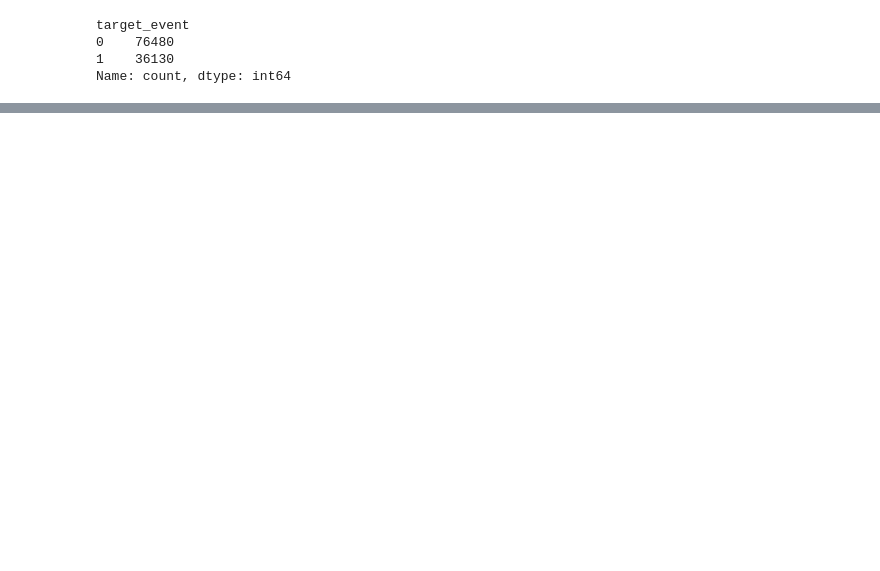
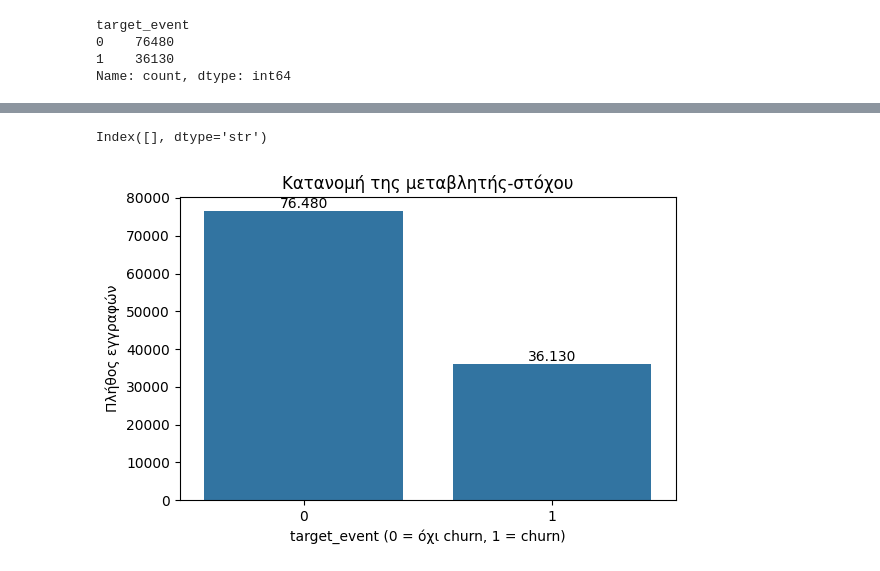
Before and after one commit to mariapourgianou/thesis-churn-prediction, a Jupyter notebook: Untitled-1.ipynb, the cells around one changed output, grey strips where cells are left out. Drawn from its saved outputs; the diff is of its cells as text; code cells hidden in the pictures; blank space fills up the shorter version.

```diff
--- a/Untitled-1.ipynb
+++ b/Untitled-1.ipynb
@@ -38,0 +187,23 @@ Name: count, dtype: int64
+# %%
+df.select_dtypes(exclude='number').columns # στήλες που δεν είναι αριθμητικές
+# δεν βγαζει αποτελεσμα, αρα ολες οι στηλες ειναι αριθμητικες.
+# %% [output]
+Index([], dtype='str')
+# %%
+import matplotlib.pyplot as plt
+import seaborn as sns
+
+fig, ax = plt.subplots(figsize=(6, 4))
+sns.countplot(x='target_event', data=df, ax=ax)
+ax.set_xlabel('target_event (0 = όχι churn, 1 = churn)')
+ax.set_ylabel('Πλήθος εγγραφών')
+ax.set_title('Κατανομή της μεταβλητής-στόχου')
+for p in ax.patches:
+    ax.annotate(f"{int(p.get_height()):,}".replace(',', '.'),
+                (p.get_x() + p.get_width() / 2, p.get_height()),
+                ha='center', va='bottom')
+plt.tight_layout()
+plt.savefig('eikona_3_1.png', dpi=300)
+plt.show()
+# %% [output]
+[figure, added]
```
Also changed, not shown: parts of 11 cells of this notebook.
